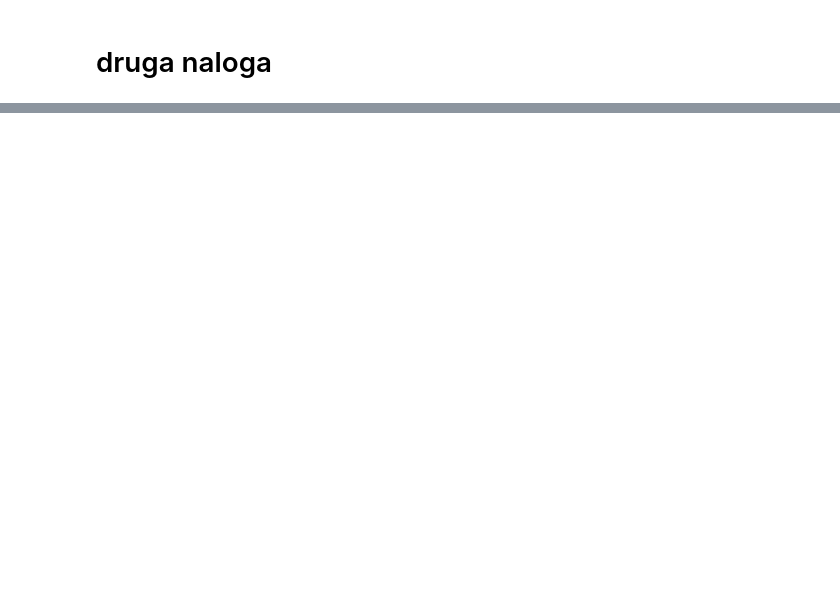
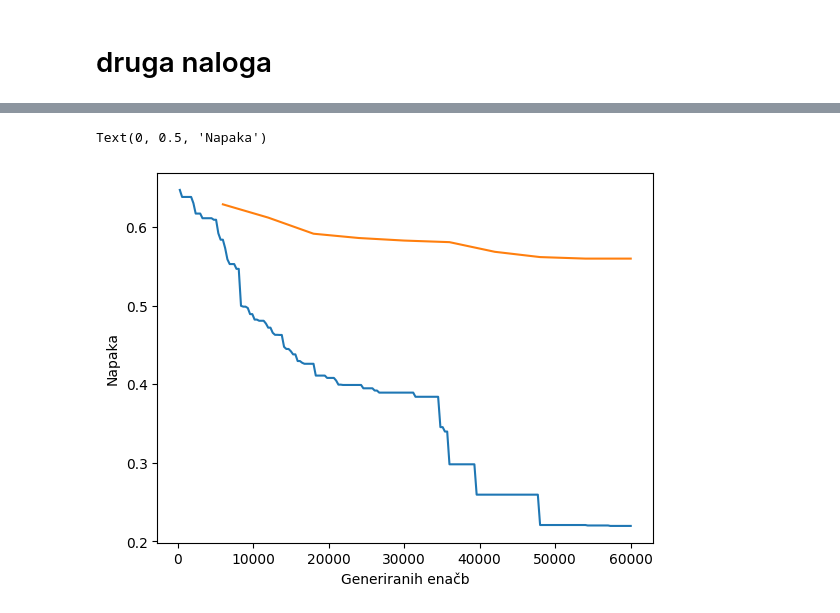
Before and after one commit to tadejpetric/nsu, a Jupyter notebook: dn4/resitev.ipynb, the cells around one changed output, grey strips where cells are left out. Saved outputs shown, nothing was run; the diff lists cells and outputs as text; code cells hidden in the pictures; blank space fills up the shorter version.

```diff
--- a/dn4/resitev.ipynb
+++ b/dn4/resitev.ipynb
@@ -297,0 +265,8 @@ plt.plot(x,y)
+# %%
+plt.plot(*prepare_plot("trdgen300.csv"))
+plt.plot(*prepare_plot("thirddum6000.csv"))
+plt.xlabel('Generiranih enačb')
+plt.ylabel('Napaka')
+# %% [output]
+Text(0, 0.5, 'Napaka')
+[figure, added]
```
Also changed, not shown: parts of 13 cells of this notebook, 12 other files.
